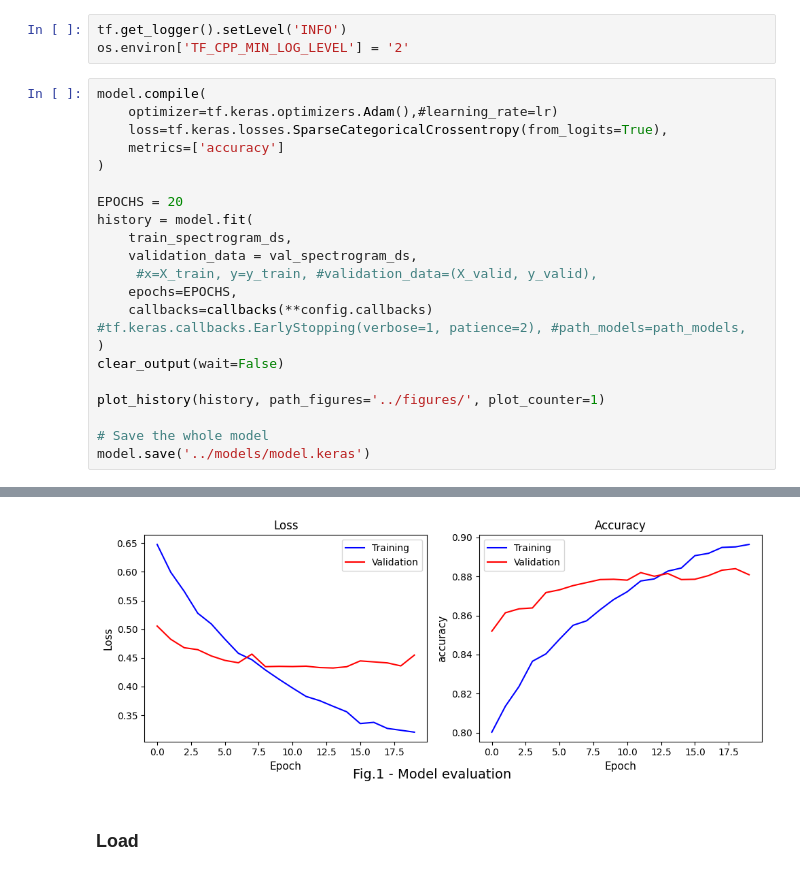
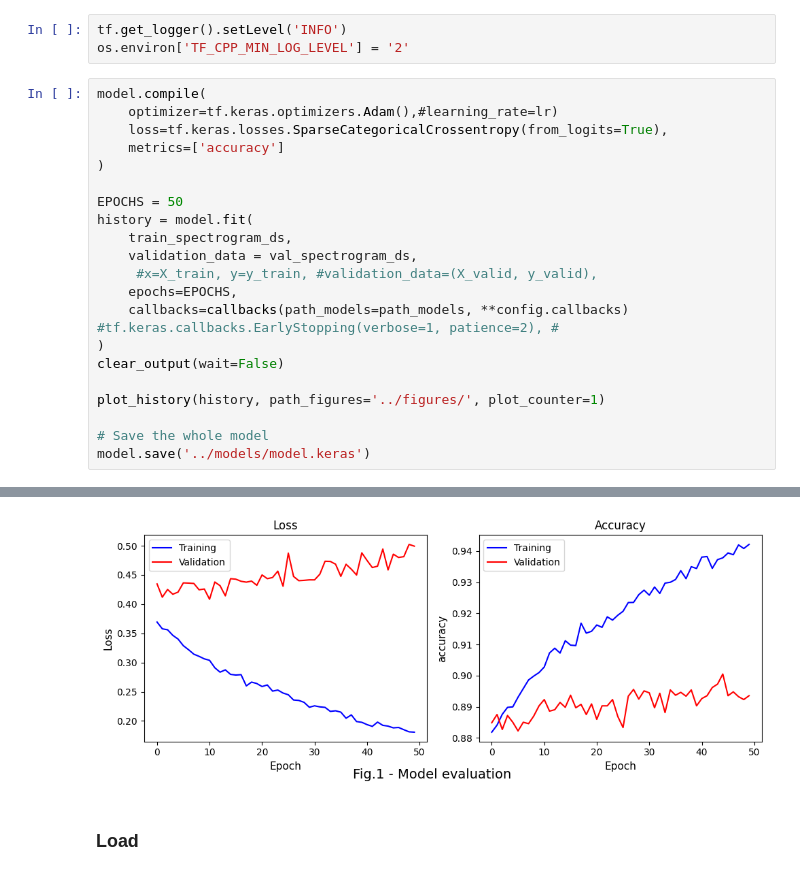
Before and after one commit to Alex1iv/speech_classification, a Jupyter notebook: notebooks/simple_audio.ipynb, the cells around one changed output, grey strips where cells are left out. Saved outputs shown, nothing was run; the diff lists cells and outputs as text.

```diff
--- a/notebooks/simple_audio.ipynb
+++ b/notebooks/simple_audio.ipynb
@@ -437,13 +454,13 @@ model.compile(
     metrics=['accuracy']
 )
 
-EPOCHS = 20
+EPOCHS = 50
 history = model.fit(
     train_spectrogram_ds,
     validation_data = val_spectrogram_ds,
      #x=X_train, y=y_train, #validation_data=(X_valid, y_valid),
     epochs=EPOCHS,
-    callbacks=callbacks(**config.callbacks) #tf.keras.callbacks.EarlyStopping(verbose=1, patience=2), #path_models=path_models,
+    callbacks=callbacks(path_models=path_models, **config.callbacks) #tf.keras.callbacks.EarlyStopping(verbose=1, patience=2), #
 )
 clear_output(wait=False)
 
@@ -458,4 +472,4 @@ WARNING:tensorflow:Model's `__init__()` arguments contain non-serializable objec
-[figure, old version]
+[figure, new version]
 # %% [markdown]
 ### Load
 # %%
```
Also changed, not shown: parts of 57 cells of this notebook.
